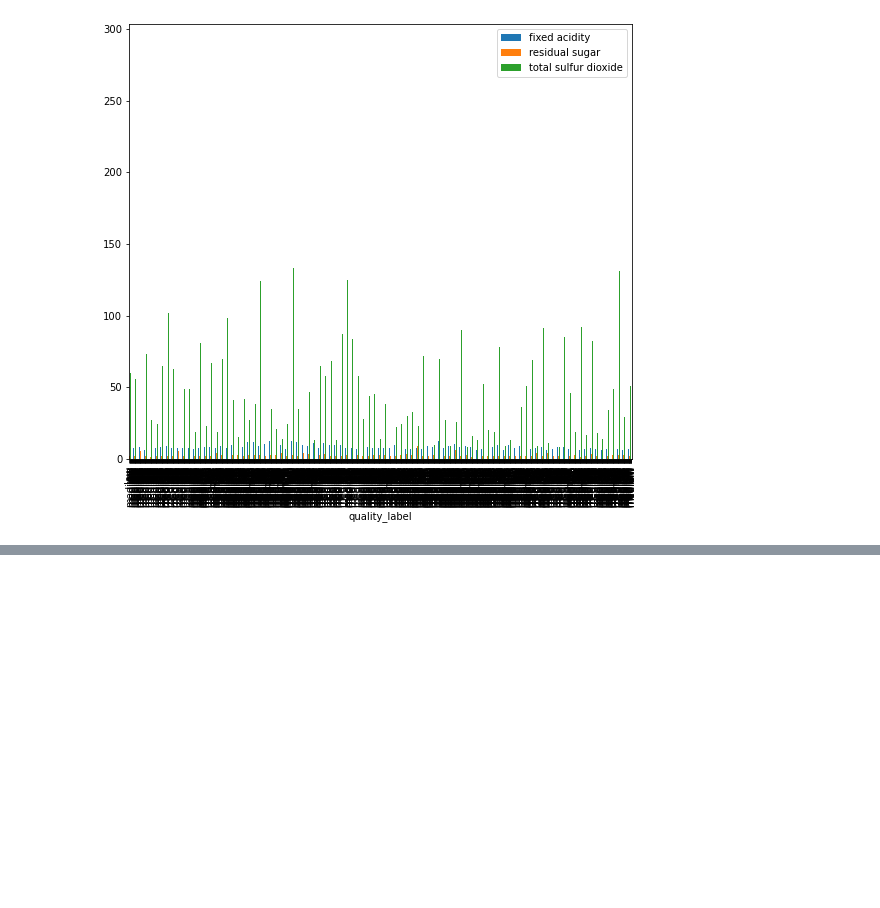
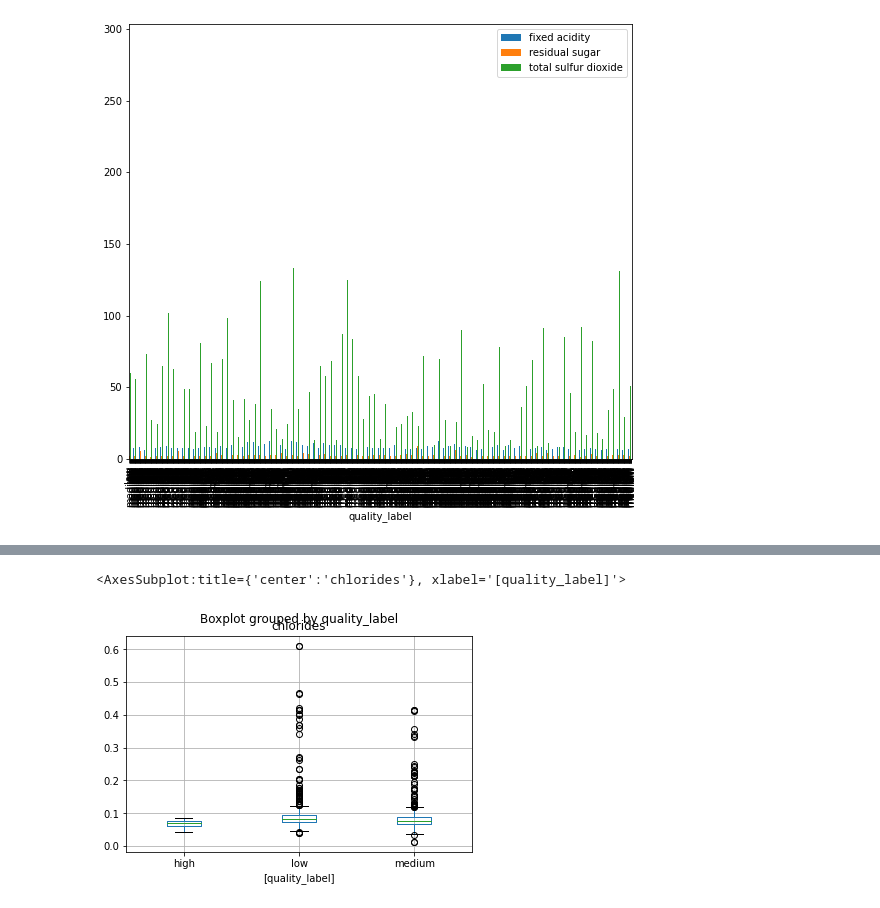
Before and after one commit to Anitagg1/Phyton-Workshop, a Jupyter notebook: Wine Project.ipynb, the cells around one changed output, grey strips where cells are left out. Cells and saved outputs as stored; diff of their text form; code cells hidden in the pictures; blank space fills up the shorter version.

```diff
--- a/Wine Project.ipynb
+++ b/Wine Project.ipynb
@@ -342,0 +378,5 @@ KeyError: 'quality_type'
+# %%
+wines[['chlorides', 'wine_type', 'quality_label']].boxplot(by=['quality_label'])
+# %% [output]
+<AxesSubplot:title={'center':'chlorides'}, xlabel='[quality_label]'>
+[figure, added]
```
Also changed, not shown: parts of 13 cells of this notebook.
